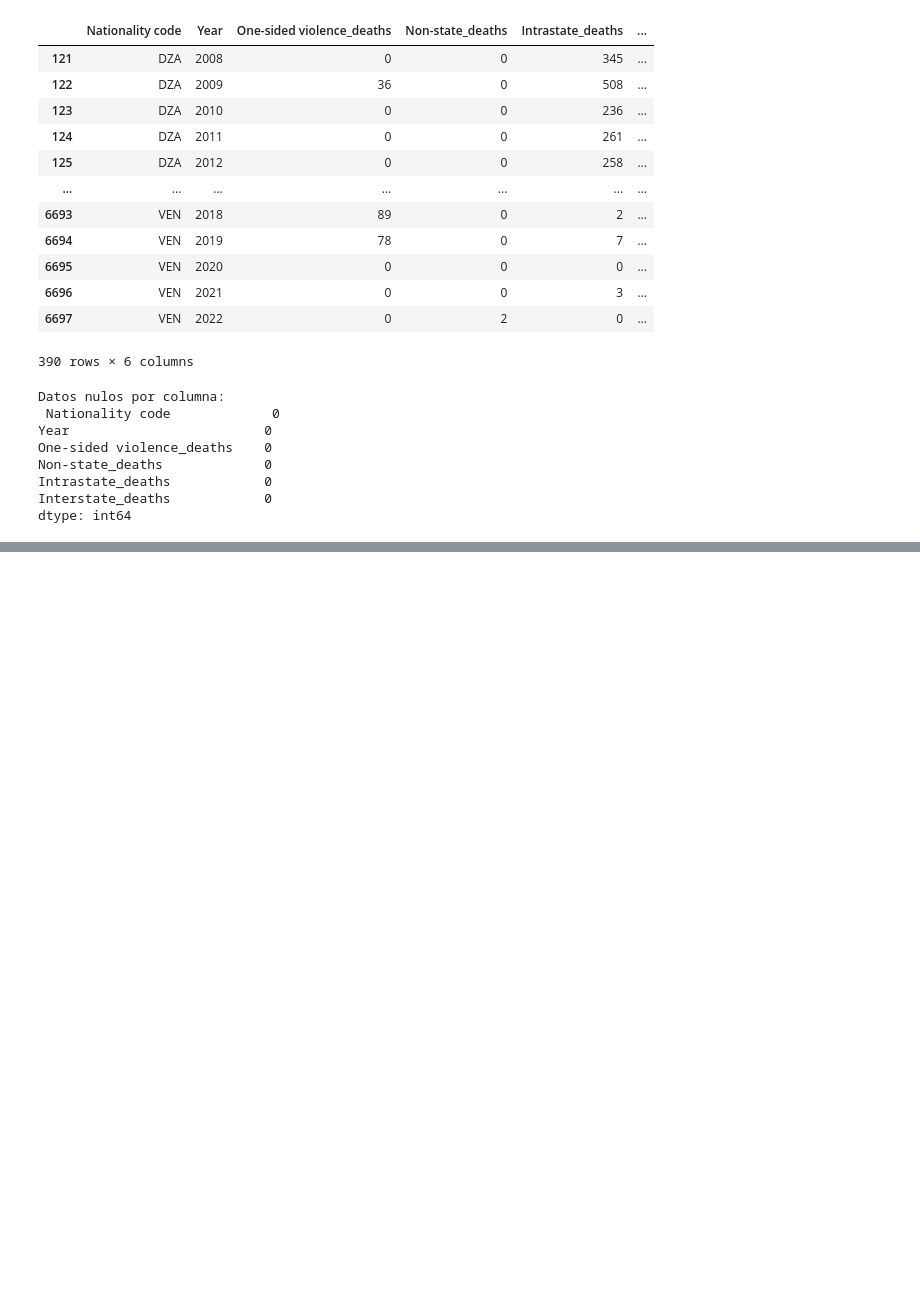
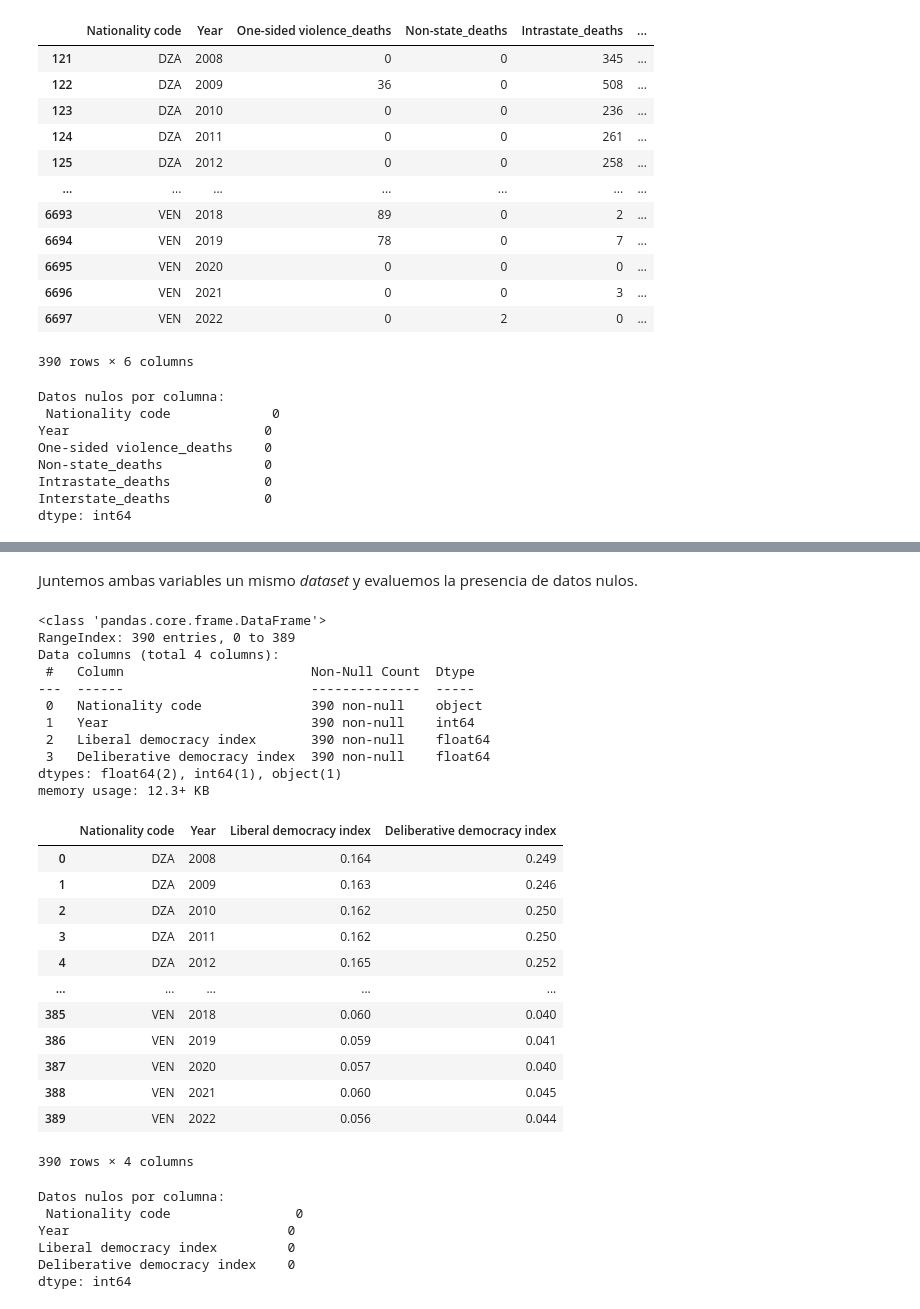
Before and after one commit to ERIDEZ/IFM_TMF, a Jupyter notebook: Notebooks y scripts/Trabajo archivo 24287 - Etapa2.ipynb, the cells around one changed output, grey strips where cells are left out. Drawn from its saved outputs; the diff is of its cells as text; code cells hidden in the pictures; blank space fills up the shorter version.

```diff
--- a/Notebooks y scripts/Trabajo archivo 24287 - Etapa2.ipynb
+++ b/Notebooks y scripts/Trabajo archivo 24287 - Etapa2.ipynb
@@ -2143,0 +2372,31 @@ for col in ['GDP_growth', 'Rule of Law Percentile', 'Political and Violence Perc
+# %%
+# Hacer una copia del dataset
+liberal_democracy = liberal_democracy_data.copy()
+deliberative_democracy = deliberative_democracy_data.copy()
+
+# Eliminar columna de nombre de países
+liberal_democracy.drop(['Entity'], axis = 1, inplace = True)
+deliberative_democracy.drop(['Entity'], axis = 1, inplace = True)
+
+# Renombrar columnas para hacer match con el dataframe "df" con datos de migraciones
+liberal_democracy = liberal_democracy.rename(columns= {'Code' : "Nationality code",
+                                                      'Liberal democracy index (best estimate, aggregate: average)' : 'Liberal democracy index'})
+
+deliberative_democracy = deliberative_democracy.rename(columns={'Code' : "Nationality code",
+                                                                'Deliberative democracy index (best estimate, aggregate: average)' : 'Deliberative democracy index'})
+
+# Filrar datos de regimen político con la lista de años y de países en el top nacionalidades de inmigrantes
+liberal_democracy = liberal_democracy[(liberal_democracy["Nationality code"].isin(country_codes)) &\
+                                      (liberal_democracy['Year'].isin(years))]
+
+deliberative_democracy = deliberative_democracy[(deliberative_democracy["Nationality code"].isin(country_codes)) &\
+                                                (deliberative_democracy['Year'].isin(years))]
+
+# Verificar el filtro de años y códigos de países aplicados
+print ('----------------------------- \033[1m LIBERAL DEMOCRACY \033[0m ------------------------------- \n')
+for col in ['Year', "Nationality code"]:
+    print(f"\033[1m {col}:\033[0m", len(liberal_democracy[col].unique()), "valores \n \n", liberal_democracy[col].unique(), "\n")
+
+print ('--------------------------- \033[1m DELIBERATIVE DEMOCRACY \033[0m ----------------------------- \n')
+for col in ['Year', "Nationality code"]:
+    print(f"\033[1m {col}:\033[0m", len(deliberative_democracy[col].unique()), "valores \n \n", deliberative_democracy[col].unique(), "\n")
@@ -2143,0 +2411,43 @@ for col in ['GDP_growth', 'Rule of Law Percentile', 'Political and Violence Perc
+# %% [markdown]
+Juntemos ambas variables un mismo *dataset* y evaluemos la presencia de datos nulos.
+# %%
+# Merge
+indices_democracia = liberal_democracy.merge(deliberative_democracy, on = ['Year', "Nationality code"], how = 'inner')
+
+indices_democracia.info()
+indices_democracia
+# %% [output]
+<class 'pandas.core.frame.DataFrame'>
+RangeIndex: 390 entries, 0 to 389
+Data columns (total 4 columns):
+ #   Column                        Non-Null Count  Dtype
+---  ------                        --------------  -----
+ 0   Nationality code              390 non-null    object
+ 1   Year                          390 non-null    int64
+ 2   Liberal democracy index       390 non-null    float64
+ 3   Deliberative democracy index  390 non-null    float64
+dtypes: float64(2), int64(1), object(1)
+memory usage: 12.3+ KB
+|  | Nationality code | Year | Liberal democracy index | Deliberative democracy index |
+| 0 | DZA | 2008 | 0.164 | 0.249 |
+| 1 | DZA | 2009 | 0.163 | 0.246 |
+| 2 | DZA | 2010 | 0.162 | 0.250 |
+| 3 | DZA | 2011 | 0.162 | 0.250 |
+| 4 | DZA | 2012 | 0.165 | 0.252 |
+| ... | ... | ... | ... | ... |
+| 385 | VEN | 2018 | 0.060 | 0.040 |
+| 386 | VEN | 2019 | 0.059 | 0.041 |
+| 387 | VEN | 2020 | 0.057 | 0.040 |
+| 388 | VEN | 2021 | 0.060 | 0.045 |
+| 389 | VEN | 2022 | 0.056 | 0.044 |
+390 rows × 4 columns
+# %%
+# Contar datos nulos por columna
+print ('\033[1m' + 'Datos nulos por columna:\n' + '\033[0m', indices_democracia.isnull().sum())
+# %% [output]
+Datos nulos por columna:
+ Nationality code                0
+Year                            0
+Liberal democracy index         0
+Deliberative democracy index    0
+dtype: int64
```
Also changed, not shown: parts of 47 cells of this notebook, 13 other files.
